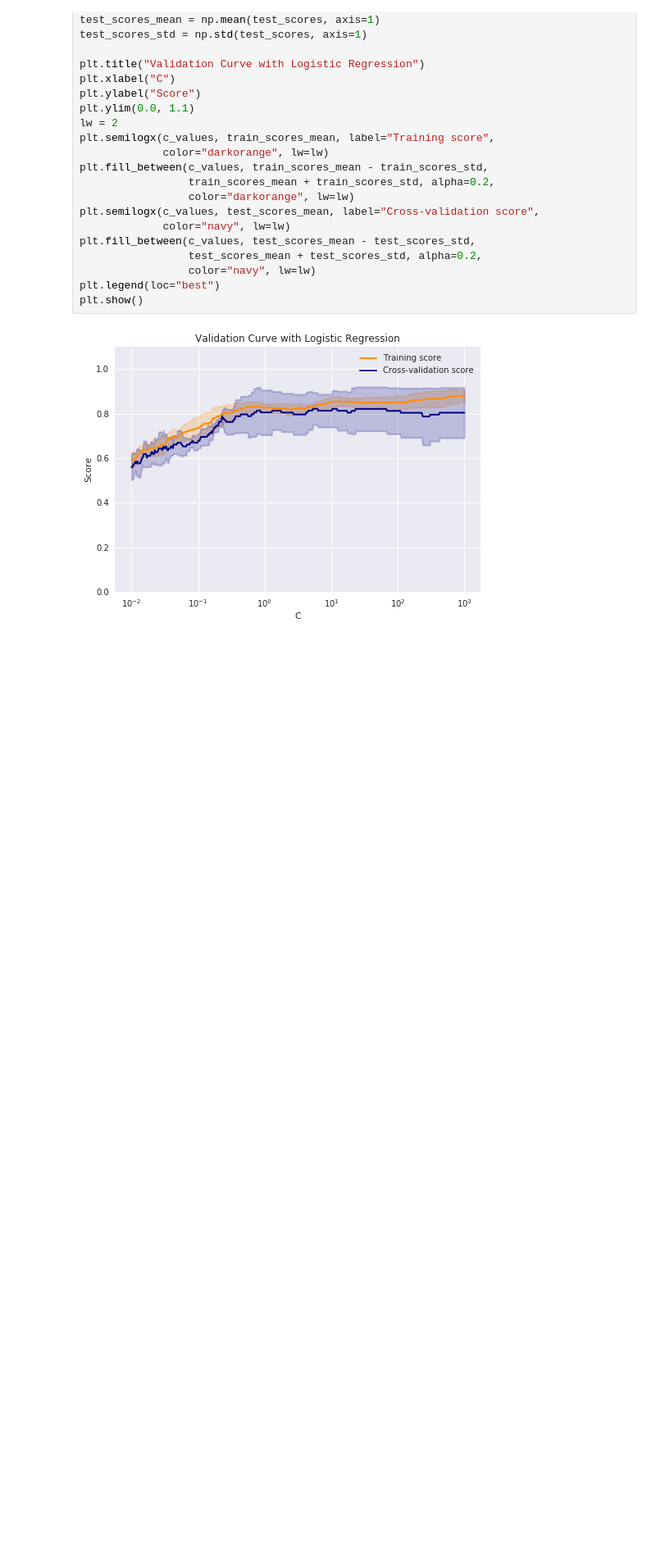
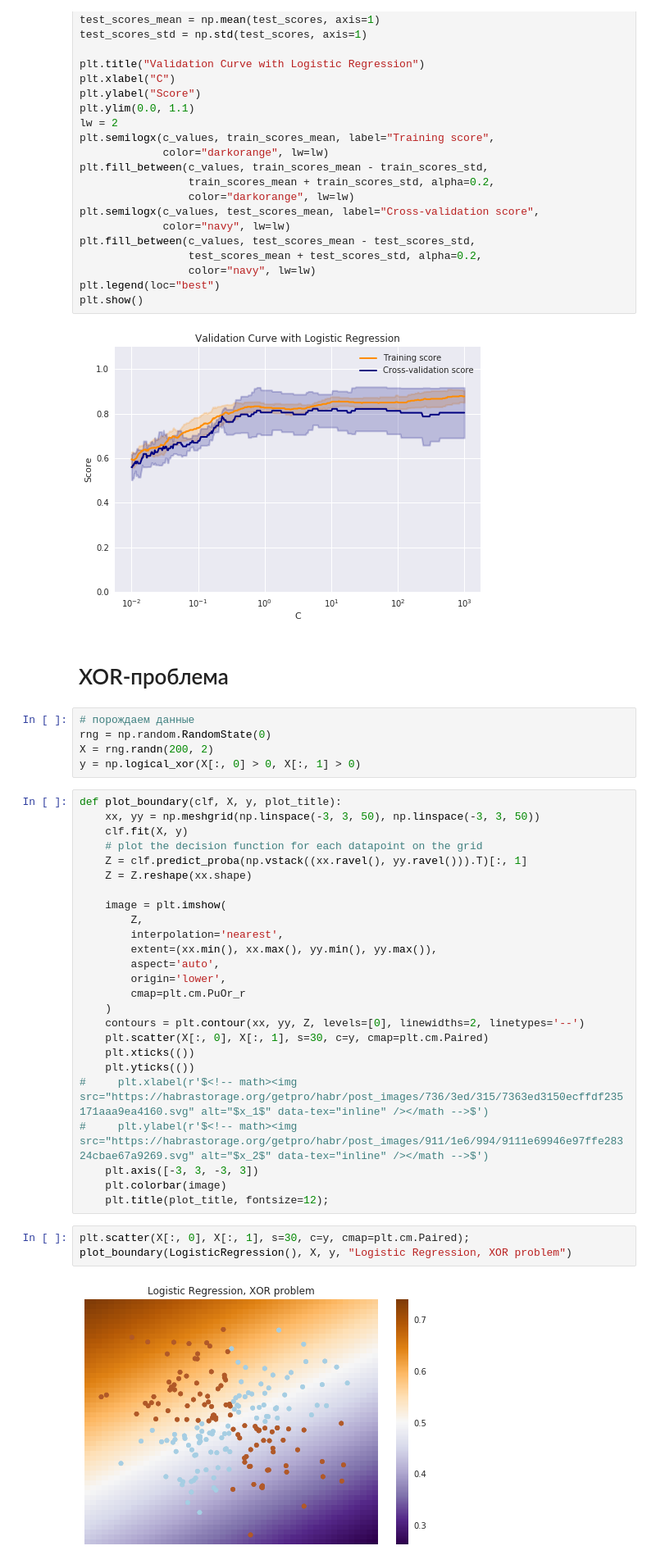
Before and after one commit to millioner/mlcourse_open, a Jupyter notebook: jupyter_notebooks/topic04_linear_models/Learning.ipynb, the cells around one changed output. Shown at 82% size. Cells and saved outputs as stored; diff of their text form; blank space fills up the shorter version.

```diff
--- a/jupyter_notebooks/topic04_linear_models/Learning.ipynb
+++ b/jupyter_notebooks/topic04_linear_models/Learning.ipynb
@@ -204,3 +204,40 @@ plt.legend(loc="best")
 plt.show()
 # %% [output]
 [figure]
+# %% [markdown]
+# XOR-проблема
+# %%
+# порождаем данные
+rng = np.random.RandomState(0)
+X = rng.randn(200, 2)
+y = np.logical_xor(X[:, 0] > 0, X[:, 1] > 0)
+# %%
+def plot_boundary(clf, X, y, plot_title):
+    xx, yy = np.meshgrid(np.linspace(-3, 3, 50), np.linspace(-3, 3, 50))
+    clf.fit(X, y)
+    # plot the decision function for each datapoint on the grid
+    Z = clf.predict_proba(np.vstack((xx.ravel(), yy.ravel())).T)[:, 1]
+    Z = Z.reshape(xx.shape)
+
+    image = plt.imshow(
+        Z,
+        interpolation='nearest',
+        extent=(xx.min(), xx.max(), yy.min(), yy.max()),
+        aspect='auto',
+        origin='lower',
+        cmap=plt.cm.PuOr_r
+    )
+    contours = plt.contour(xx, yy, Z, levels=[0], linewidths=2, linetypes='--')
+    plt.scatter(X[:, 0], X[:, 1], s=30, c=y, cmap=plt.cm.Paired)
+    plt.xticks(())
+    plt.yticks(())
+#     plt.xlabel(r'$<!-- math><img src="https://habrastorage.org/getpro/habr/post_images/736/3ed/315/7363ed3150ecffdf235171aaa9ea4160.svg" alt="$x_1$" data-tex="inline" /></math -->$')
+#     plt.ylabel(r'$<!-- math><img src="https://habrastorage.org/getpro/habr/post_images/911/1e6/994/9111e69946e97ffe28324cbae67a9269.svg" alt="$x_2$" data-tex="inline" /></math -->$')
+    plt.axis([-3, 3, -3, 3])
+    plt.colorbar(image)
+    plt.title(plot_title, fontsize=12);
+# %%
+plt.scatter(X[:, 0], X[:, 1], s=30, c=y, cmap=plt.cm.Paired);
+plot_boundary(LogisticRegression(), X, y, "Logistic Regression, XOR problem")
+# %% [output]
+[figure, added]
```
Also changed, not shown: parts of 1 cell of this notebook.
